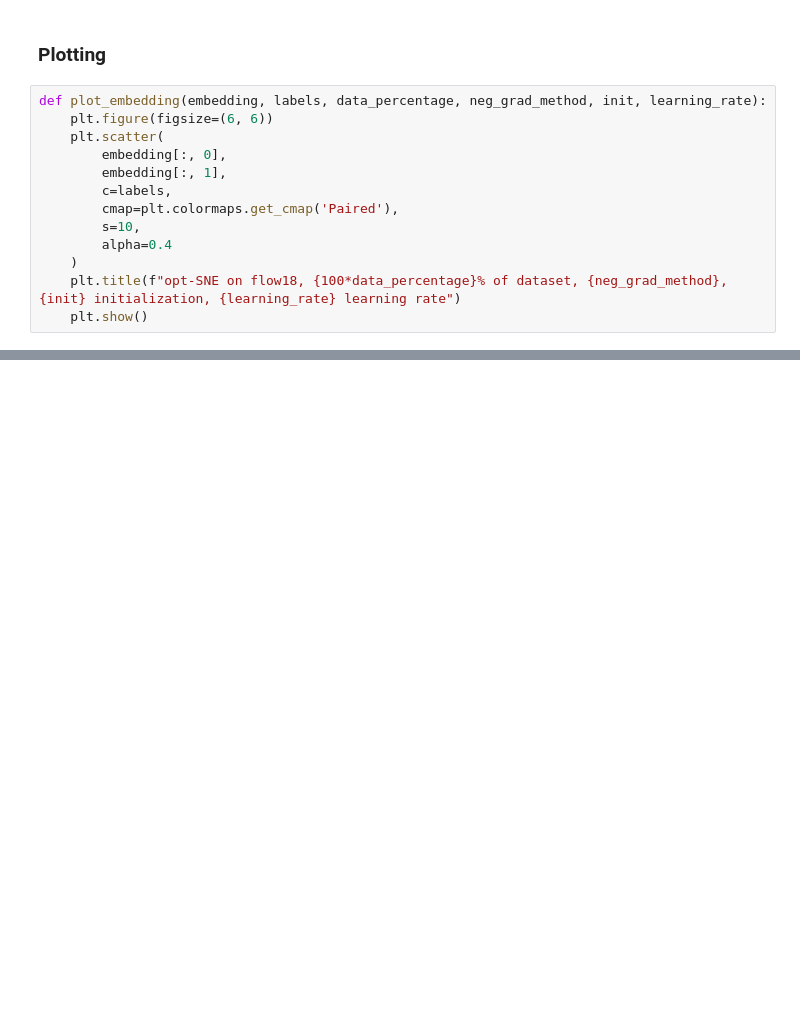
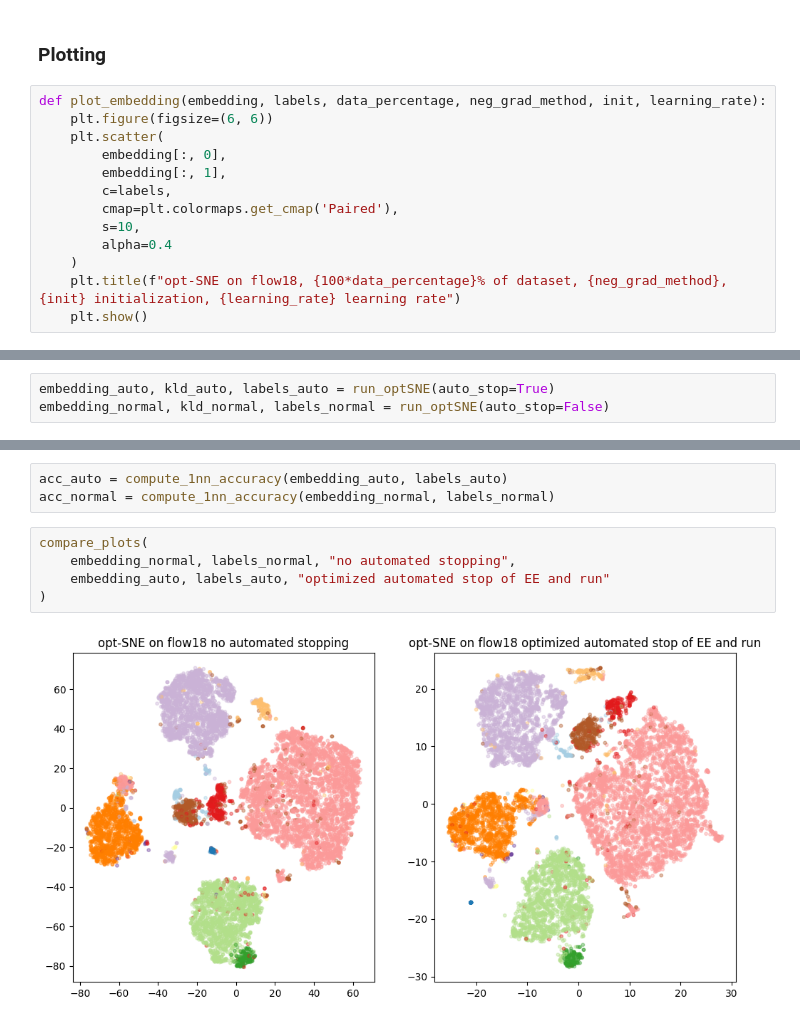
Before and after one commit to giSolve/thesis, a Jupyter notebook: code/optSNE_test_on_flow.ipynb, the cells around one changed output, grey strips where cells are left out. Drawn from its saved outputs; the diff is of its cells as text; blank space fills up the shorter version.

```diff
--- a/code/optSNE_test_on_flow.ipynb
+++ b/code/optSNE_test_on_flow.ipynb
@@ -204,0 +389,3 @@ def plot_embedding(embedding, labels, data_percentage, neg_grad_method, init, le
+# %%
+embedding_auto, kld_auto, labels_auto = run_optSNE(auto_stop=True)
+embedding_normal, kld_normal, labels_normal = run_optSNE(auto_stop=False)
@@ -204,0 +410,10 @@ def plot_embedding(embedding, labels, data_percentage, neg_grad_method, init, le
+# %%
+acc_auto = compute_1nn_accuracy(embedding_auto, labels_auto)
+acc_normal = compute_1nn_accuracy(embedding_normal, labels_normal)
+# %%
+compare_plots(
+    embedding_normal, labels_normal, "no automated stopping",
+    embedding_auto, labels_auto, "optimized automated stop of EE and run"
+)
+# %% [output]
+[figure, added]
```
Also changed, not shown: parts of 20 cells of this notebook.
